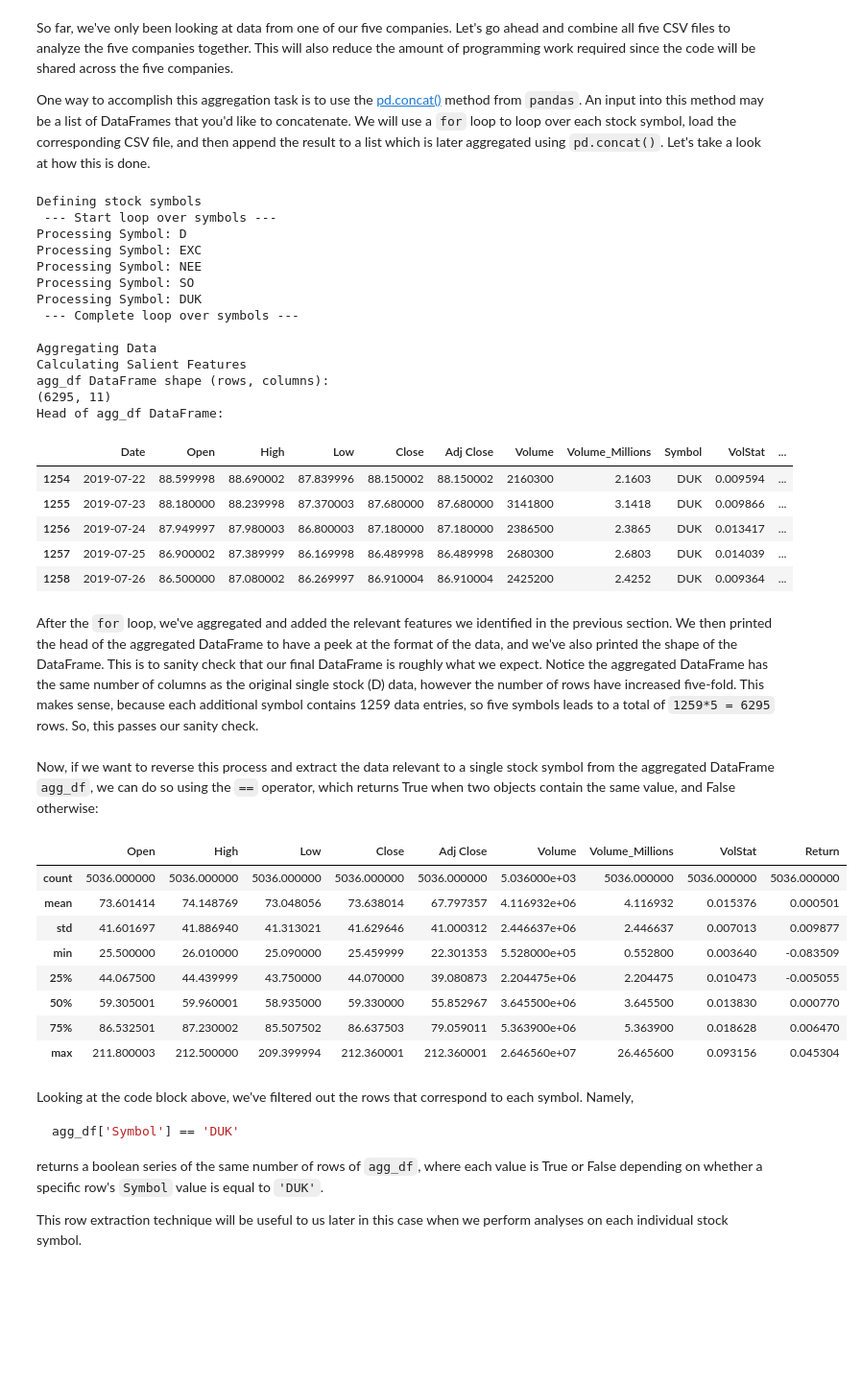
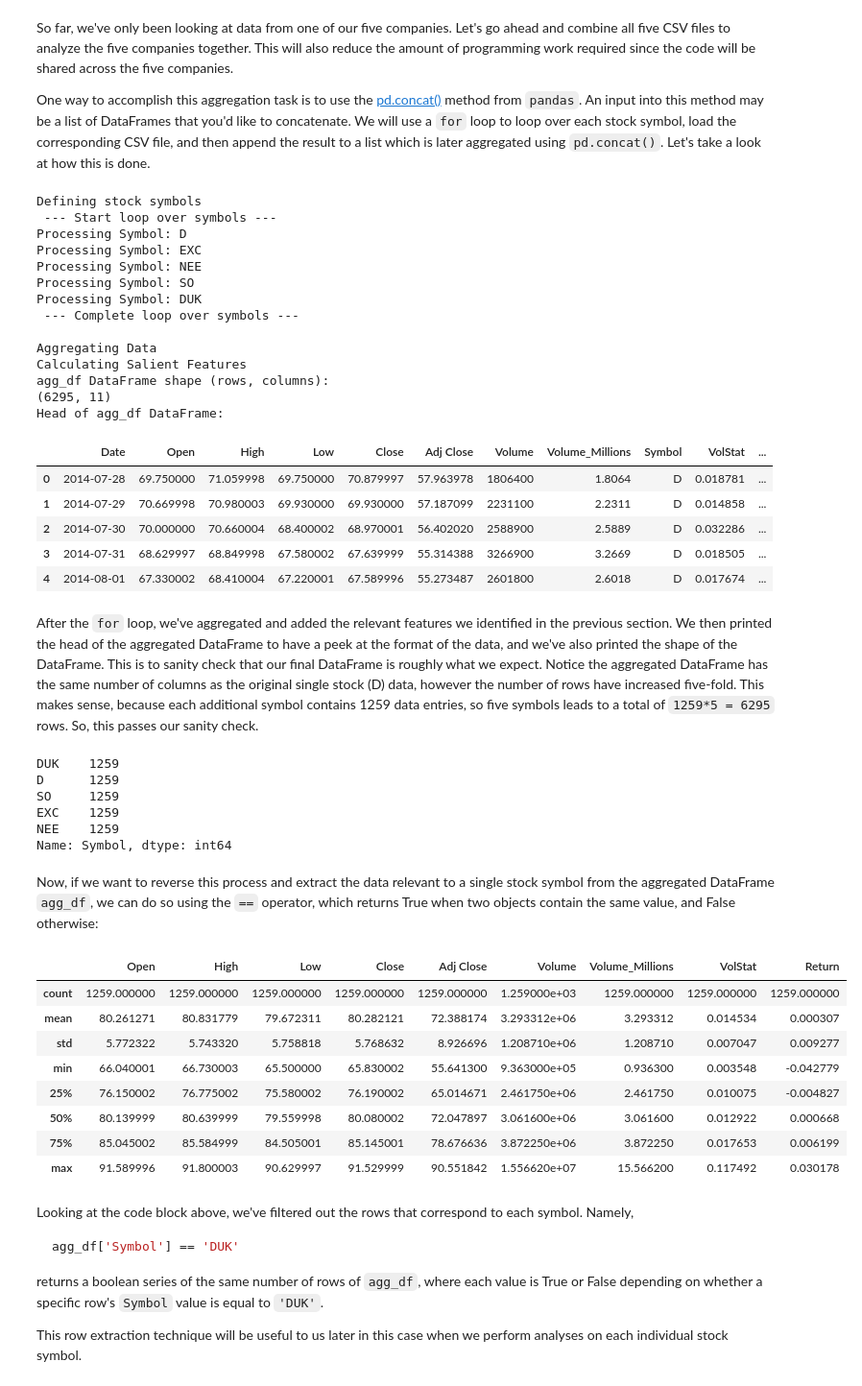
Before and after one commit to JimmyCarbel/tareas, a Jupyter notebook: case_1.2_student/case_1.2_student.ipynb, the cells around one changed output. Shown: that part at 96% size. Cells and saved outputs as stored; diff of their text form; code cells hidden in the pictures; blank space fills up the shorter version.

````diff
--- a/case_1.2_student/case_1.2_student.ipynb
+++ b/case_1.2_student/case_1.2_student.ipynb
@@ -382,7 +409,6 @@ print(agg_df.shape)
 
 print("Head of agg_df DataFrame: ")
 agg_df.head()
-agg_df.tail()
 # %% [output]
 Defining stock symbols
  --- Start loop over symbols ---
@@ -399,29 +425,39 @@ agg_df DataFrame shape (rows, columns):
 (6295, 11)
 Head of agg_df DataFrame:
 |  | Date | Open | High | Low | Close | Adj Close | Volume | Volume_Millions | Symbol | VolStat | ... |
-| 1254 | 2019-07-22 | 88.599998 | 88.690002 | 87.839996 | 88.150002 | 88.150002 | 2160300 | 2.1603 | DUK | 0.009594 | ... |
-| 1255 | 2019-07-23 | 88.180000 | 88.239998 | 87.370003 | 87.680000 | 87.680000 | 3141800 | 3.1418 | DUK | 0.009866 | ... |
-| 1256 | 2019-07-24 | 87.949997 | 87.980003 | 86.800003 | 87.180000 | 87.180000 | 2386500 | 2.3865 | DUK | 0.013417 | ... |
-| 1257 | 2019-07-25 | 86.900002 | 87.389999 | 86.169998 | 86.489998 | 86.489998 | 2680300 | 2.6803 | DUK | 0.014039 | ... |
-| 1258 | 2019-07-26 | 86.500000 | 87.080002 | 86.269997 | 86.910004 | 86.910004 | 2425200 | 2.4252 | DUK | 0.009364 | ... |
+| 0 | 2014-07-28 | 69.750000 | 71.059998 | 69.750000 | 70.879997 | 57.963978 | 1806400 | 1.8064 | D | 0.018781 | ... |
+| 1 | 2014-07-29 | 70.669998 | 70.980003 | 69.930000 | 69.930000 | 57.187099 | 2231100 | 2.2311 | D | 0.014858 | ... |
+| 2 | 2014-07-30 | 70.000000 | 70.660004 | 68.400002 | 68.970001 | 56.402020 | 2588900 | 2.5889 | D | 0.032286 | ... |
+| 3 | 2014-07-31 | 68.629997 | 68.849998 | 67.580002 | 67.639999 | 55.314388 | 3266900 | 3.2669 | D | 0.018505 | ... |
+| 4 | 2014-08-01 | 67.330002 | 68.410004 | 67.220001 | 67.589996 | 55.273487 | 2601800 | 2.6018 | D | 0.017674 | ... |
 # %% [markdown]
 After the `for` loop, we've aggregated and added the relevant features we identified in the previous section. We then printed the head of the aggregated DataFrame to have a peek at the format of the data, and we've also printed the shape of the DataFrame. This is to sanity check that our final DataFrame is roughly what we expect. Notice the aggregated DataFrame has the same number of columns as the original single stock (D) data, however the number of rows have increased five-fold. This makes sense, because each additional symbol contains 1259 data entries, so five symbols leads to a total of ```1259*5 = 6295``` rows. So, this passes our sanity check.
+# %%
+agg_df["Symbol"].value_counts()
+# %% [output]
+DUK    1259
+D      1259
+SO     1259
+EXC    1259
+NEE    1259
+Name: Symbol, dtype: int64
 # %% [markdown]
 Now, if we want to reverse this process and extract the data relevant to a single stock symbol from the aggregated DataFrame ```agg_df```, we can do so using the ```==``` operator, which returns True when two objects contain the same value, and False otherwise:
 # %%
-symbol_DUK_df = agg_df[agg_df["Symbol"] != "DUK"]
+symbol_DUK_df = agg_df[agg_df["Symbol"] == "DUK"]
 symbol_DUK_df.head()
 symbol_DUK_df.describe()
+#symbol_DUK_df["Symbol"].value_counts()
 # %% [output]
 |  | Open | High | Low | Close | Adj Close | Volume | Volume_Millions | VolStat | Return |
-| count | 5036.000000 | 5036.000000 | 5036.000000 | 5036.000000 | 5036.000000 | 5.036000e+03 | 5036.000000 | 5036.000000 | 5036.000000 |
-| mean | 73.601414 | 74.148769 | 73.048056 | 73.638014 | 67.797357 | 4.116932e+06 | 4.116932 | 0.015376 | 0.000501 |
-| std | 41.601697 | 41.886940 | 41.313021 | 41.629646 | 41.000312 | 2.446637e+06 | 2.446637 | 0.007013 | 0.009877 |
-| min | 25.500000 | 26.010000 | 25.090000 | 25.459999 | 22.301353 | 5.528000e+05 | 0.552800 | 0.003640 | -0.083509 |
-| 25% | 44.067500 | 44.439999 | 43.750000 | 44.070000 | 39.080873 | 2.204475e+06 | 2.204475 | 0.010473 | -0.005055 |
-| 50% | 59.305001 | 59.960001 | 58.935000 | 59.330000 | 55.852967 | 3.645500e+06 | 3.645500 | 0.013830 | 0.000770 |
-| 75% | 86.532501 | 87.230002 | 85.507502 | 86.637503 | 79.059011 | 5.363900e+06 | 5.363900 | 0.018628 | 0.006470 |
-| max | 211.800003 | 212.500000 | 209.399994 | 212.360001 | 212.360001 | 2.646560e+07 | 26.465600 | 0.093156 | 0.045304 |
+| count | 1259.000000 | 1259.000000 | 1259.000000 | 1259.000000 | 1259.000000 | 1.259000e+03 | 1259.000000 | 1259.000000 | 1259.000000 |
+| mean | 80.261271 | 80.831779 | 79.672311 | 80.282121 | 72.388174 | 3.293312e+06 | 3.293312 | 0.014534 | 0.000307 |
+| std | 5.772322 | 5.743320 | 5.758818 | 5.768632 | 8.926696 | 1.208710e+06 | 1.208710 | 0.007047 | 0.009277 |
+| min | 66.040001 | 66.730003 | 65.500000 | 65.830002 | 55.641300 | 9.363000e+05 | 0.936300 | 0.003548 | -0.042779 |
+| 25% | 76.150002 | 76.775002 | 75.580002 | 76.190002 | 65.014671 | 2.461750e+06 | 2.461750 | 0.010075 | -0.004827 |
+| 50% | 80.139999 | 80.639999 | 79.559998 | 80.080002 | 72.047897 | 3.061600e+06 | 3.061600 | 0.012922 | 0.000668 |
+| 75% | 85.045002 | 85.584999 | 84.505001 | 85.145001 | 78.676636 | 3.872250e+06 | 3.872250 | 0.017653 | 0.006199 |
+| max | 91.589996 | 91.800003 | 90.629997 | 91.529999 | 90.551842 | 1.556620e+07 | 15.566200 | 0.117492 | 0.030178 |
 # %% [markdown]
 Looking at the code block above, we've filtered out the rows that correspond to each symbol. Namely,
 
````
Also changed, not shown: parts of 31 cells of this notebook.
